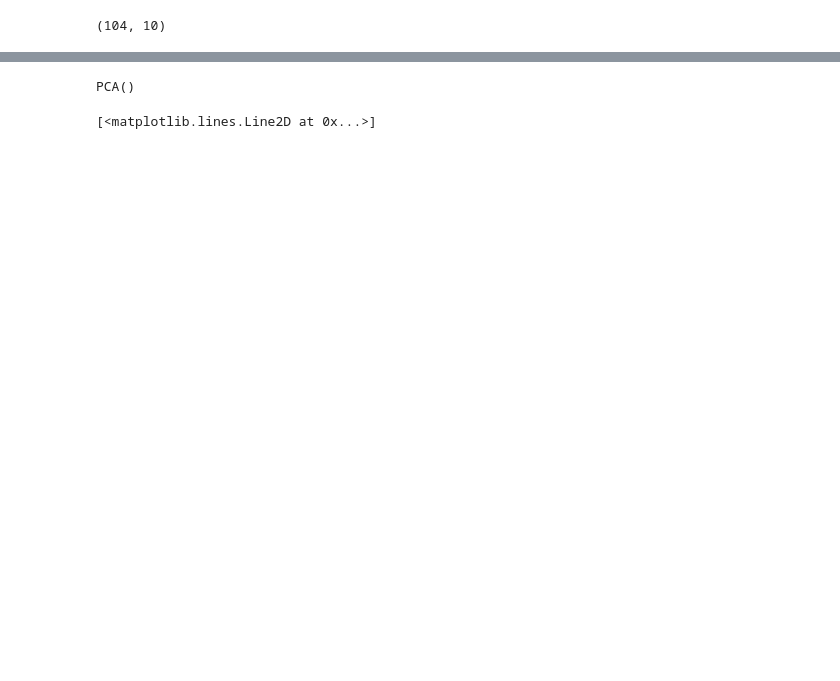
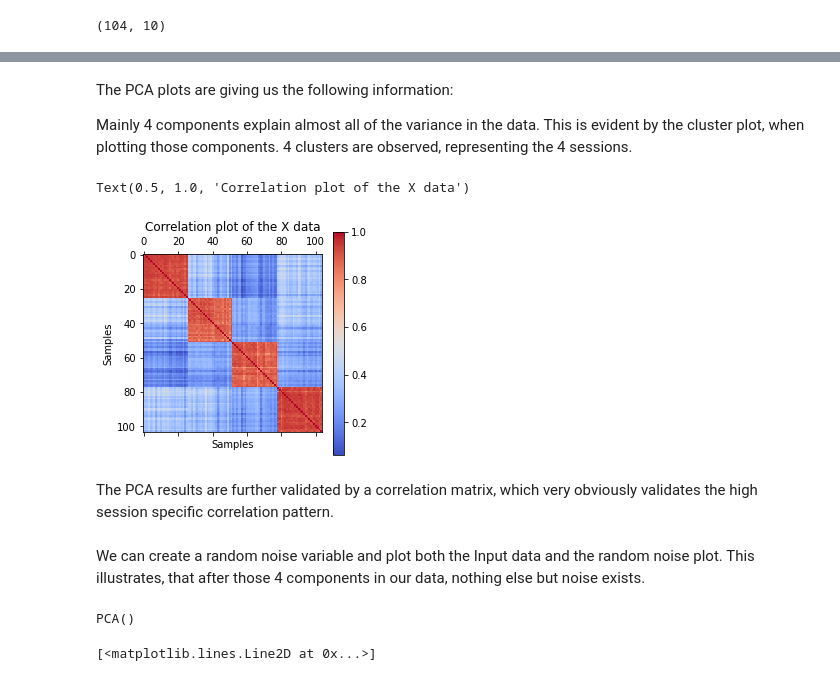
Before and after one commit to JNPauli/Banter, a Jupyter notebook: content/code/Support_Vector_Machine.ipynb, the cells around one changed output, grey strips where cells are left out. Drawn from its saved outputs; the diff is of its cells as text; code cells hidden in the pictures; blank space fills up the shorter version.

```diff
--- a/content/code/Support_Vector_Machine.ipynb
+++ b/content/code/Support_Vector_Machine.ipynb
@@ -486,3 +495,22 @@ Text(0, 0.5, 'PC 2')
+# %% [markdown]
+The PCA plots are giving us the following information:
+
+Mainly 4 components explain almost all of the variance in the data. This is evident by the cluster plot, when plotting those components. 4 clusters are observed, representing the 4 sessions.
+# %%
+import matplotlib.pyplot as plt
+corr =np.corrcoef(X)
+plt.matshow(corr, cmap='coolwarm')
+plt.colorbar()
+plt.xlabel('Samples')
+plt.ylabel('Samples')
+plt.title('Correlation plot of the X data')
+# %% [output]
+Text(0.5, 1.0, 'Correlation plot of the X data')
+[figure, added]
+# %% [markdown]
+The PCA results are further validated by a correlation matrix, which very obviously validates the high session specific correlation pattern.
+# %% [markdown]
+We can create a random noise variable and plot both the Input data and the random noise plot. This illustrates, that after those 4 components in our data, nothing else but noise exists.
 # %%
 rand_X = np.random.normal(size=X.shape)
 pca_rand = PCA()
```
Also changed, not shown: parts of 16 cells of this notebook.
